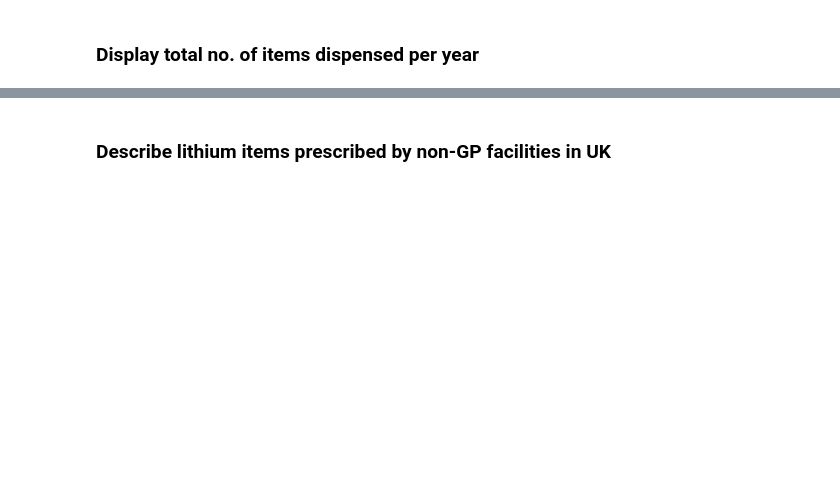
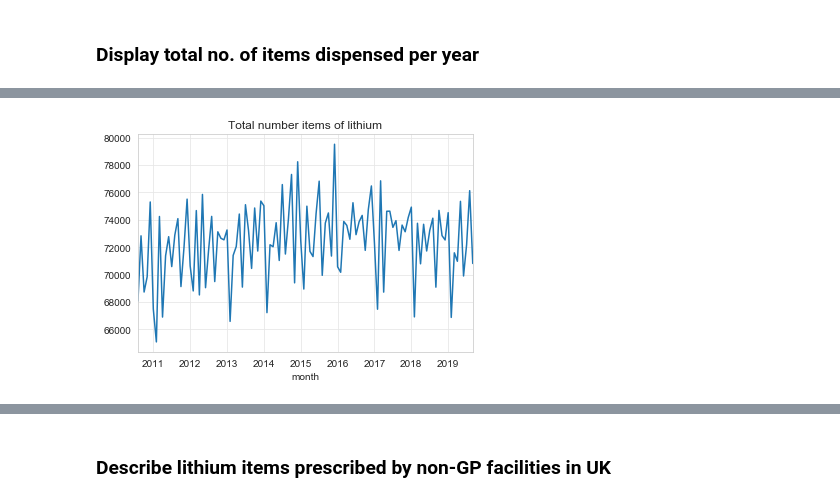
Before and after one commit to orlamac/lithium-paper, a Jupyter notebook: Lithium prescribing trends_update.ipynb, the cells around one changed output, grey strips where cells are left out. Saved outputs shown, nothing was run; the diff lists cells and outputs as text; code cells hidden in the pictures; blank space fills up the shorter version.

Commit message:
Update Lithium prescribing trends_update.ipynb
Added graph with nonGP data and named plots

```diff
--- a/Lithium prescribing trends_update.ipynb
+++ b/Lithium prescribing trends_update.ipynb
@@ -112,3 +207,5 @@ plot1 = df_lithium.groupby("month").sum().plot(kind='line', title="Total number
 # %%
-df_lithium.groupby("month")['total_lithium'].sum().plot(kind='line', title="Total number items of lithium")
+plot2 = df_lithium.groupby("month")['total_lithium'].sum().plot(kind='line', title="Total number items of lithium")
+# %% [output]
+[figure, added]
 # %%
```
Also changed, not shown: parts of 25 cells of this notebook.
